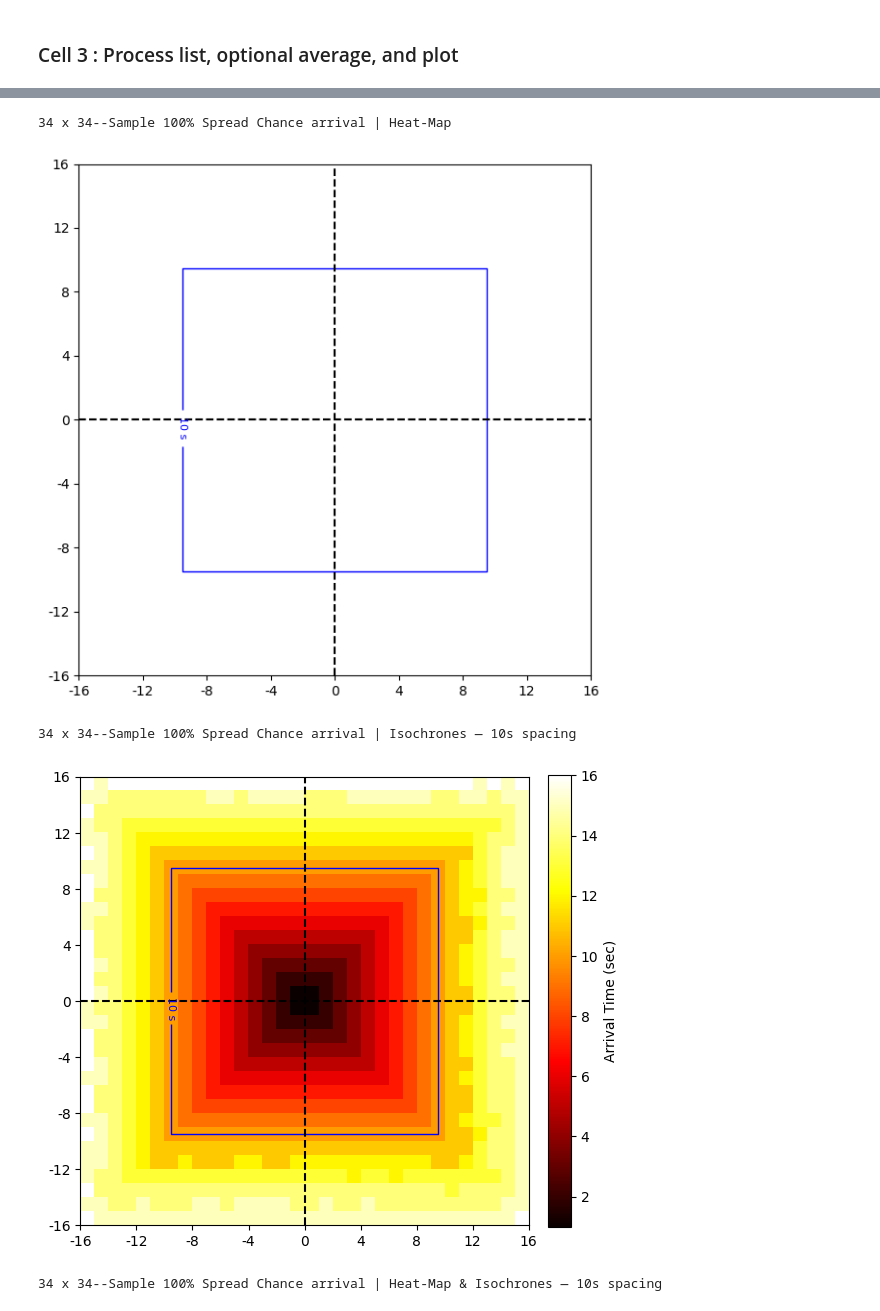
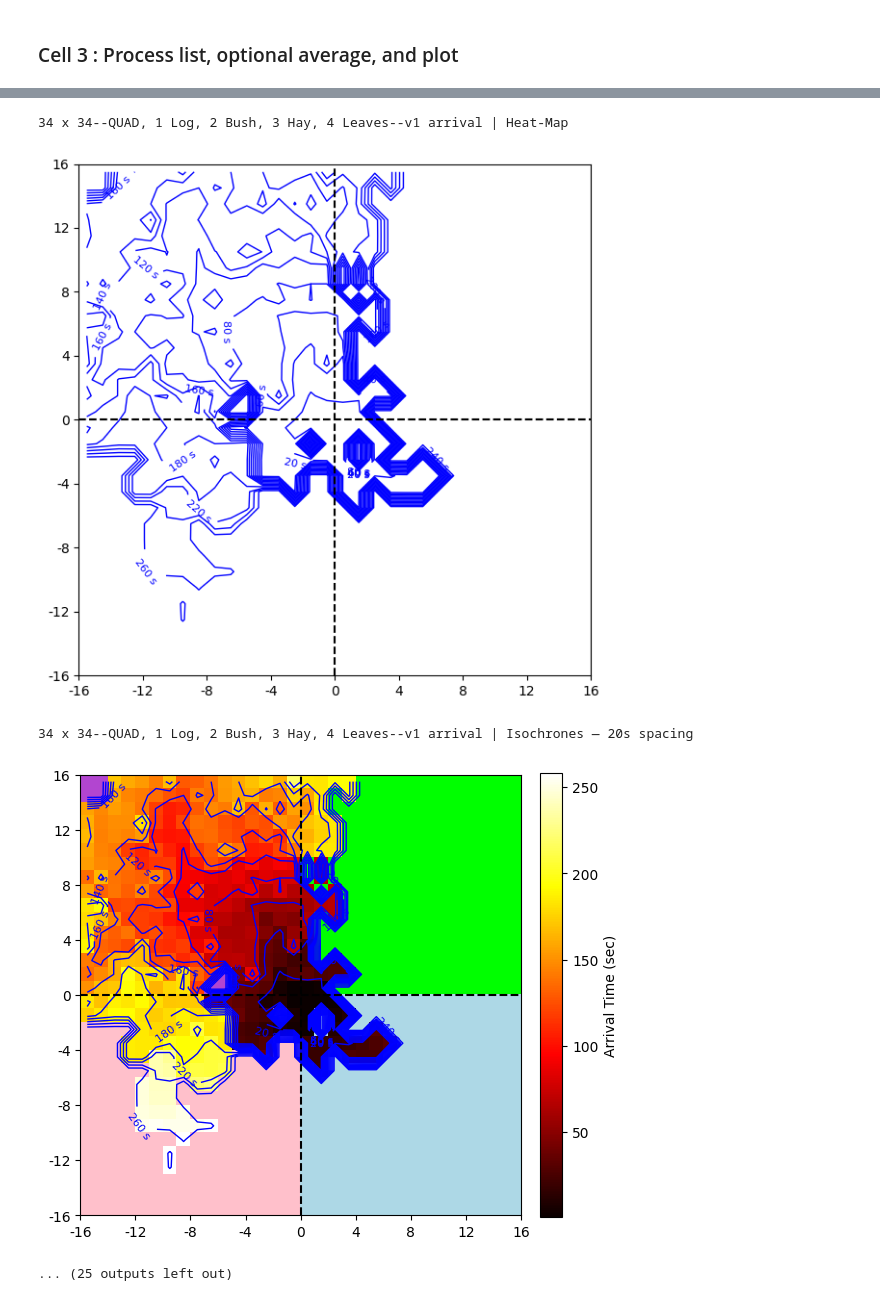
Before and after one commit to Sami-Haque/Computer-Vision-for-Fire-Mod, a Jupyter notebook: Averager and Heat Map & Smooth Isochrone Plotter.ipynb, the cells around one changed output, grey strips where cells are left out. Cells and saved outputs as stored; diff of their text form; code cells hidden in the pictures.

```diff
--- a/Averager and Heat Map & Smooth Isochrone Plotter.ipynb
+++ b/Averager and Heat Map & Smooth Isochrone Plotter.ipynb
@@ -16,11 +16,39 @@ AVERAGE_OUTDIR = ARRIVAL_DIR / "AVERAGED Arrival Matrices"
 AVERAGE_OUTDIR.mkdir(exist_ok=True, parents=True)
 
 TARGETS = [
-    # r"Sorted Arrival Matrices\QUAD, 1 Log, 2 Bush, 3 Hay, 4 Leaves",
+    # ---- GRASS HOMOGENOUS ----
+    #
+    #   ------------ MODIFICATION 1:
+    # r"Sorted Arrival Matrices\Green Wool = Leaves",
+    #
+    #   ------------ MODIFICATION 2:
+    # r"Sorted Arrival Matrices\Green Leaves - V4 Remove Adj MaxAge Fire",
+
+    # ---- VARYING QUADRANTS ----
+    #
+    #   ------------ MODIFICATION 1:
+    r"Sorted Arrival Matrices\QUAD, 1 Log, 2 Bush, 3 Hay, 4 Leaves",
+    #
+    #   ------------ MODIFICATION 2:
+    # r"Sorted Arrival Matrices\QUAD, 1 Log, 2 Bush, 3 Hay, 4 Leaves - V1 New Fire Age",
+    #
+    #   ------------ MODIFICATION 3:
+    # r"Sorted Arrival Matrices\QUAD, 1 Log, 2 Bush, 3 Hay, 4 Leaves - V1.3 Linearise Fire Age",
+    #
+    #   ------------ MODIFICATION 4:
     # r"Sorted Arrival Matrices\QUAD, 1 Log, 2 Bush, 3 Hay, 4 Leaves - V4 Remove Adj MaxAge Fire",
-    # r"Sorted Arrival Matrices\Green Leaves - V4 Remove Adj MaxAge Fire",
-    # r"Sorted Arrival Matrices\Green Wool = Leaves",
-    r"Sorted Arrival Matrices\Sample 100% Spread Chance",
+
+
+
+
+    # r"Sorted Arrival Matrices\Sample 100% Spread Chance",
+
+    # r"Sorted Arrival Matrices\HALF, Low AE+High BT v High AE+Low BT",
+    # r"Sorted Arrival Matrices\HALF BT = 50, Low AE v High AE",
+    # r"Sorted Arrival Matrices\HALF AE = 50, Low BT v High BT",
+
+                # SINGLE CALLS
+    # r"Sorted Arrival Matrices\QUAD, 1 Log, 2 Bush, 3 Hay, 4 Leaves\34 x 34--QUAD, 1 Log, 2 Bush, 3 Hay, 4 Leaves--v4 arrival.npy",
 ]
 
 # ---------------------------------------------------------------------------
@@ -30,7 +58,7 @@ FIXED_CBAR = False   # False → auto scale
 CBAR_MIN   = 0
 CBAR_MAX   = 200
 
-TIME_INTERVAL = 10
+TIME_INTERVAL = 20
 COMPUTE_AVERAGE = True
 SAVE_AVERAGE    = True
 SHOW_ORIGINALS  = True
@@ -214,7 +246,7 @@ if SHOW_ORIGINALS:
         # heat‑map only
         plot_arrival_heatmap_with_isochrones(
             mat,
-            unburnt_style="quadrants-1",
+            unburnt_style="quadrants-4",
             show_heatmap=True,
             show_isochrones=False,
             caption=f"{nice_name} | Heat‑Map"
@@ -230,7 +262,7 @@ if SHOW_ORIGINALS:
         # combined
         plot_arrival_heatmap_with_isochrones(
             mat,
-            unburnt_style="quadrants-1",
+            unburnt_style="quadrants-4",
             show_heatmap=True,
             show_isochrones=True,
             caption=f"{nice_name} | Heat‑Map & Isochrones — {TIME_INTERVAL}s spacing"
@@ -247,5 +279,5 @@ Average of 1 matrices | Heat‑Map & Isochrones — 10s spacing
-34 x 34--Sample 100% Spread Chance arrival | Heat‑Map
+34 x 34--QUAD, 1 Log, 2 Bush, 3 Hay, 4 Leaves--v1 arrival | Heat‑Map
-[figure, old version]
+[figure, new version]
-34 x 34--Sample 100% Spread Chance arrival | Isochrones — 10s spacing
+34 x 34--QUAD, 1 Log, 2 Bush, 3 Hay, 4 Leaves--v1 arrival | Isochrones — 20s spacing
-[figure, old version]
+[figure, new version]
-34 x 34--Sample 100% Spread Chance arrival | Heat‑Map & Isochrones — 10s spacing
+... (25 outputs left out)
```
Also changed, not shown: parts of 2 cells of this notebook, 41 other files.
